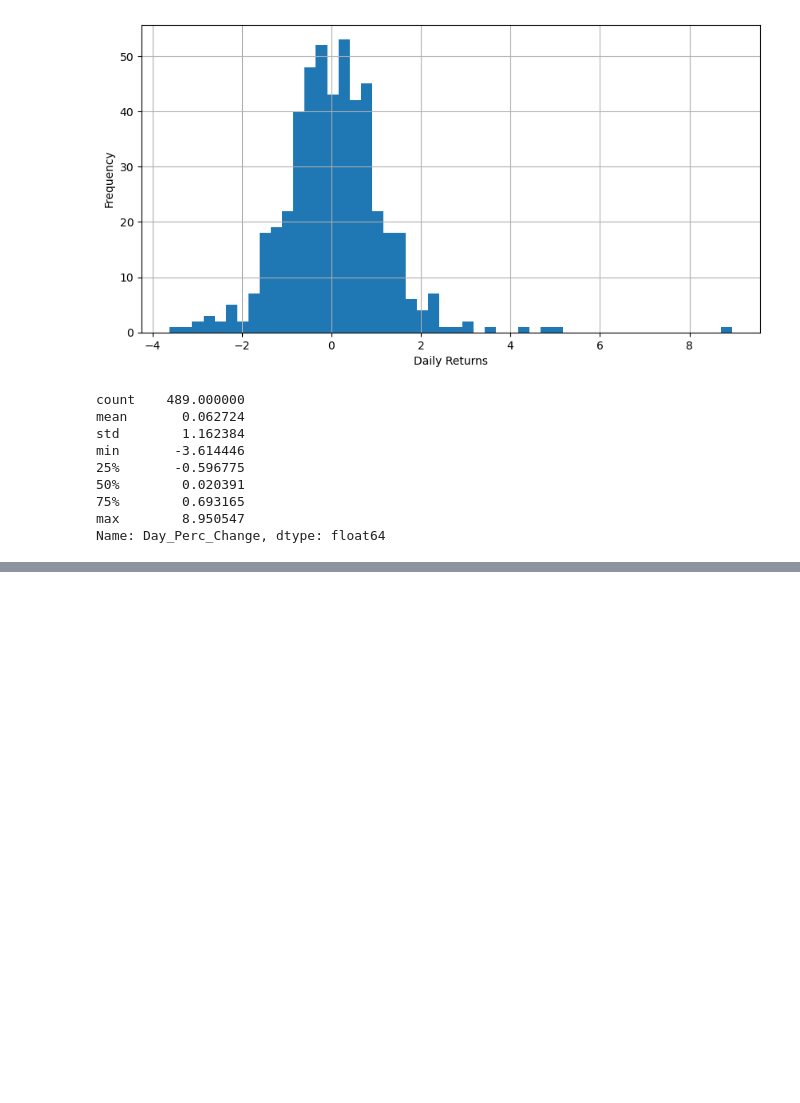
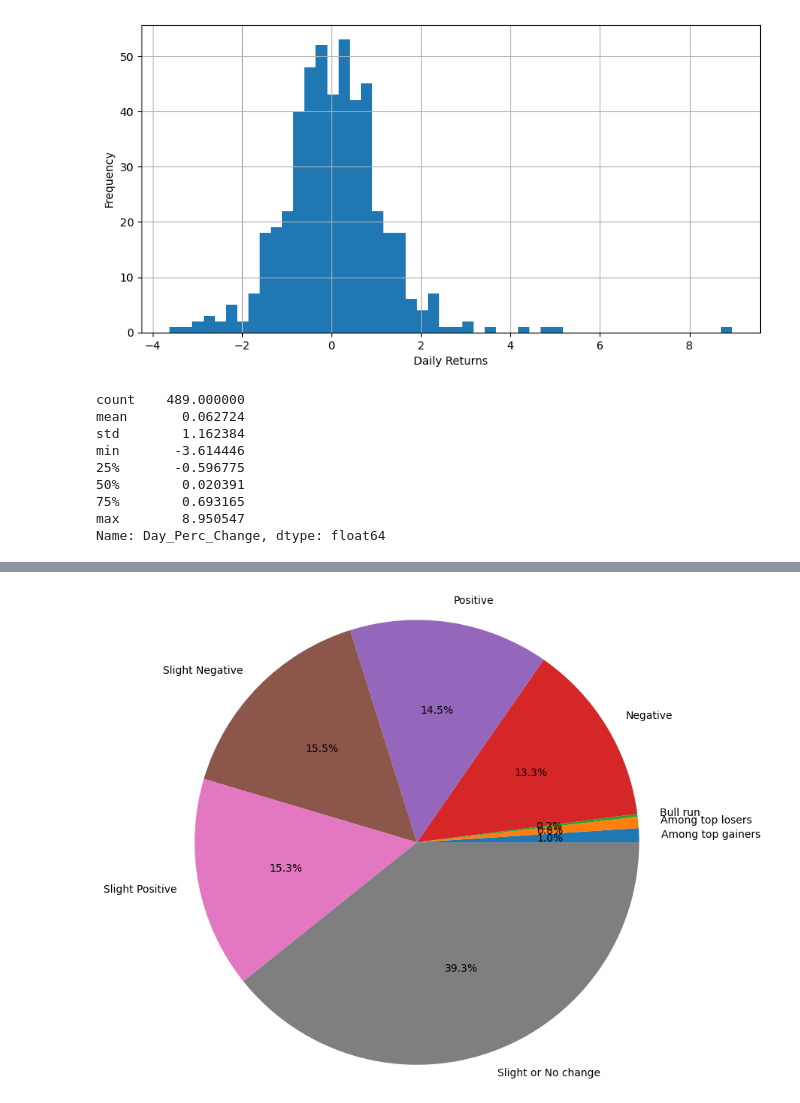
Before and after one commit to TurmaeUrsorum/belajar-piton, a Jupyter notebook: 23. Study Case : Finance/finance_study_case.ipynb, the cells around one changed output, grey strips where cells are left out. Cells and saved outputs as stored; diff of their text form; code cells hidden in the pictures; blank space fills up the shorter version.

```diff
--- a/23. Study Case : Finance/finance_study_case.ipynb
+++ b/23. Study Case : Finance/finance_study_case.ipynb
@@ -319,2 +323,24 @@ Name: Day_Perc_Change, dtype: float64
 # %%
-#
+def trend(x):
+    if x > -0.5 and x <= 0.5:
+        return "Slight or No change"
+    elif x > 0.5 and x <= 1:
+        return "Slight Positive"
+    elif x > -1 and x <= -0.5:
+        return "Slight Negative"
+    elif x > 1 and x <= 3:
+        return "Positive"
+    elif x > -3 and x <= -1:
+        return "Negative"
+    elif x > 3 and x <= 7:
+        return "Among top gainers"
+    elif x > -7 and x <= -3:
+        return "Among top losers"
+    elif x > 7:
+        return "Bull run"
+    elif x <= -7:
+        return "Bear drop"
+
+# HDFC_df["Trend"]= np.zeros(HDFC_df["Day_Perc_Change"].count())
+HDFC_df["Trend"]= HDFC_df["Day_Perc_Change"].apply(lambda x:trend(x))
+HDFC_df.head()
@@ -320,0 +374,9 @@ Name: Day_Perc_Change, dtype: float64
+# %%
+HDFC_pie_data = HDFC_df.groupby('Trend')
+pie_label = sorted([i for i in HDFC_df.loc[:, 'Trend'].unique()])
+plt.pie(HDFC_pie_data['Trend'].count(), labels = pie_label,
+        autopct = '%1.1f%%', radius = 2)
+
+plt.show()
+# %% [output]
+[figure, added]
```
Also changed, not shown: parts of 14 cells of this notebook, 4 other files.
